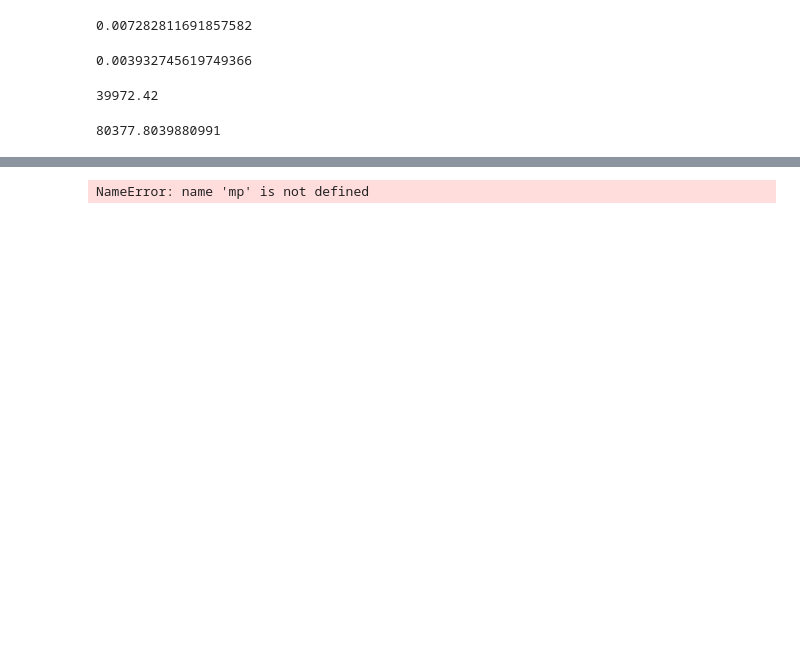
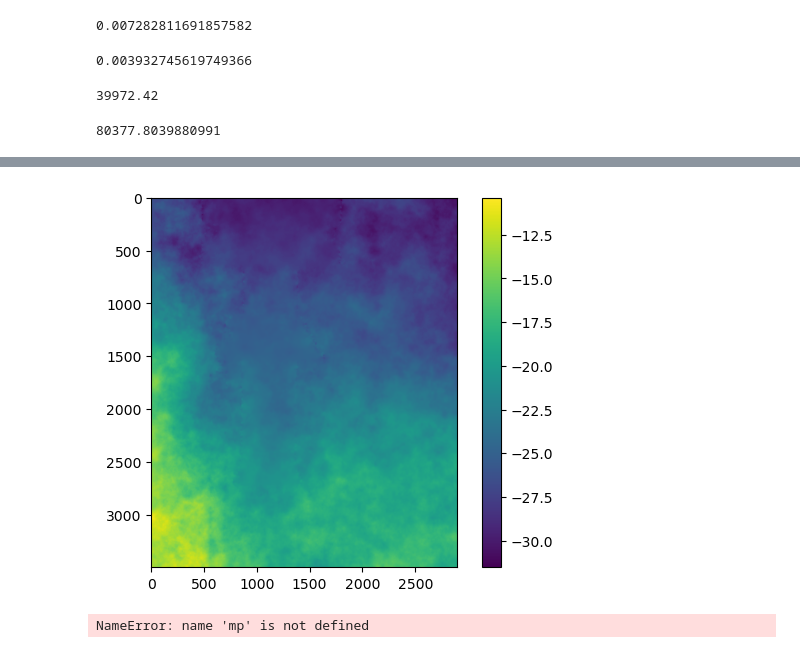
Before and after one commit to zhangy6x/research_stuff, a Jupyter notebook: jupyter_notebooks/norm_recon/sub_align_images.ipynb, the cells around one changed output, grey strips where cells are left out. Saved outputs shown, nothing was run; the diff lists cells and outputs as text; code cells hidden in the pictures; blank space fills up the shorter version.

```diff
--- a/jupyter_notebooks/norm_recon/sub_align_images.ipynb
+++ b/jupyter_notebooks/norm_recon/sub_align_images.ipynb
@@ -139,3 +157,9 @@ regu.cost_abs(stk_roi[0], stk_roi[1], type='tv')
+# %%
+plt.imshow(flow[1])
+plt.colorbar()
+plt.show()
+# %% [output]
+[figure, added]
 # %%
 regu.reg_stack(stk_roi,"MRTV_REG")
 # %% [output]
```
Also changed, not shown: parts of 8 cells of this notebook, 1 other file.
